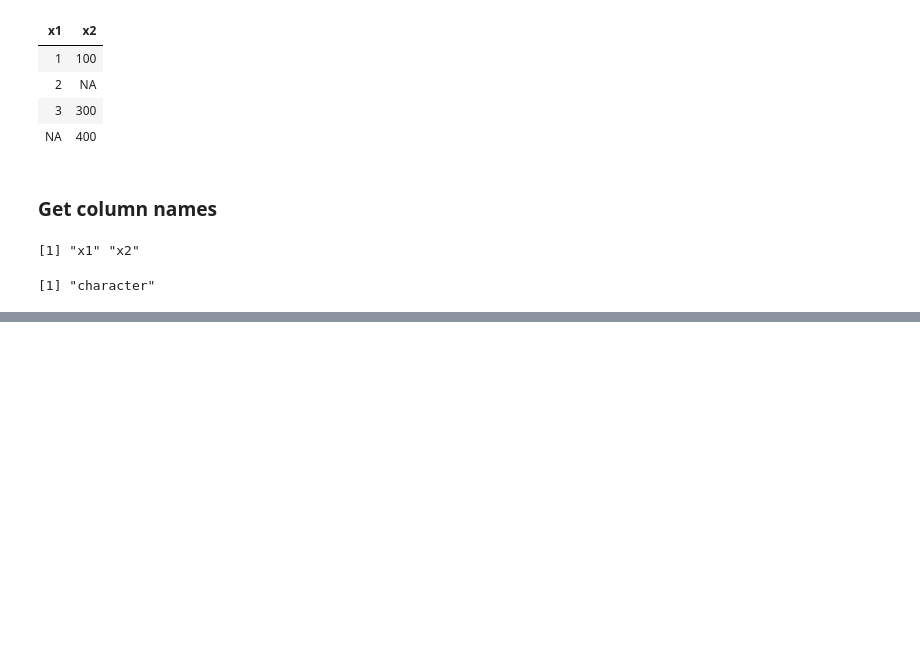
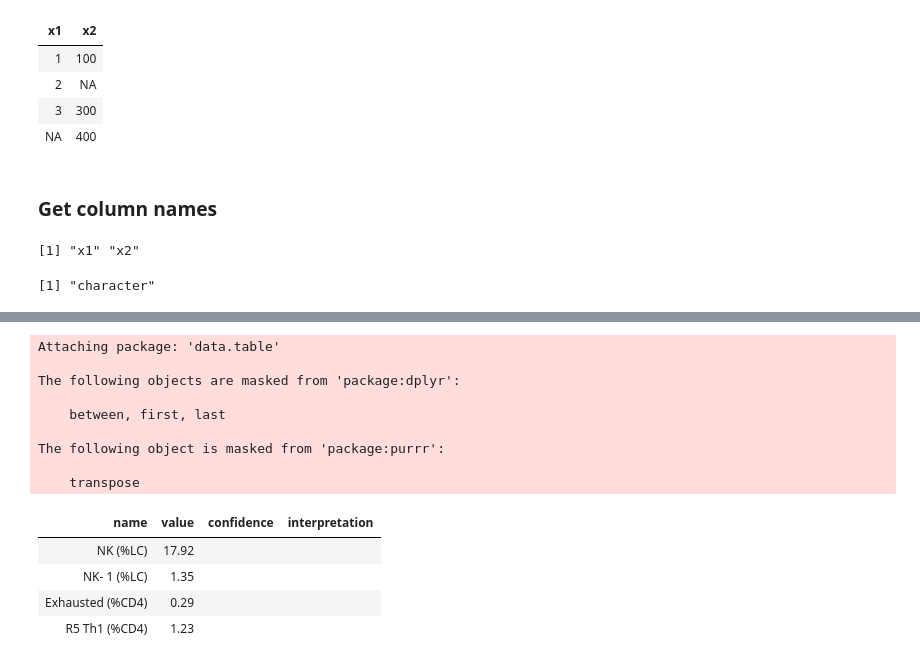
Before and after one commit to tuantla80/R-Shiny-Apps, a Jupyter notebook: R_Examples/Dataframe_JupyterNotebook.ipynb, the cells around one changed output, grey strips where cells are left out. Drawn from its saved outputs; the diff is of its cells as text; code cells hidden in the pictures; blank space fills up the shorter version.

```diff
--- a/R_Examples/Dataframe_JupyterNotebook.ipynb
+++ b/R_Examples/Dataframe_JupyterNotebook.ipynb
@@ -111,0 +169,3 @@ class(col_names)
+# %%
+list_json <- fromJSON(json_str)
+list_json
@@ -111,0 +183,3 @@ class(col_names)
+# %%
+df <- do.call("cbind", list_json)
+df
@@ -111,0 +192,4 @@ class(col_names)
+# %%
+# Check
+list_markers <- df$Samples.markers
+list_markers
@@ -111,0 +203,20 @@ class(col_names)
+# %%
+library(data.table)
+
+df_markers <- rbindlist(list_markers, fill=TRUE)
+df_markers
+# %% [output]
+Attaching package: 'data.table'
+
+The following objects are masked from 'package:dplyr':
+
+    between, first, last
+
+The following object is masked from 'package:purrr':
+
+    transpose
+| name | value | confidence | interpretation |
+| NK (%LC) | 17.92 |  |  |
+| NK- 1 (%LC) | 1.35 |  |  |
+| Exhausted (%CD4) | 0.29 |  |  |
+| R5 Th1 (%CD4) | 1.23 |  |  |
```
Also changed, not shown: parts of 29 cells of this notebook.
